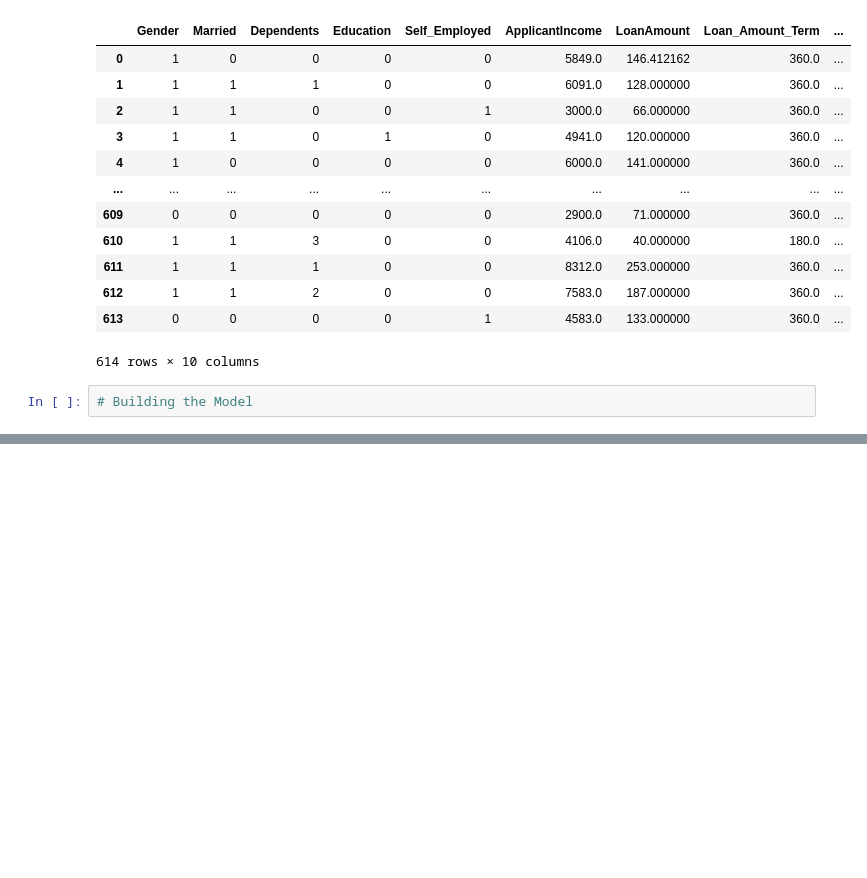
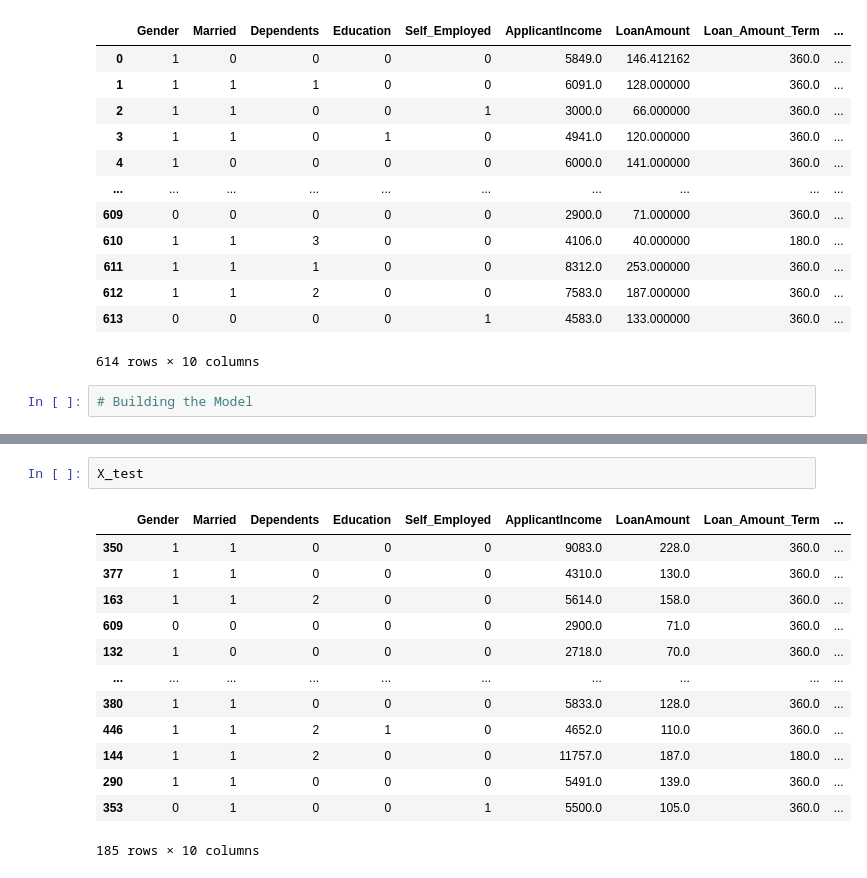
Before and after one commit to nnkrishnakumar/MLOps, a Jupyter notebook: loan_EDA_dataset.ipynb, the cells around one changed output, grey strips where cells are left out. Cells and saved outputs as stored; diff of their text form; blank space fills up the shorter version.

```diff
--- a/loan_EDA_dataset.ipynb
+++ b/loan_EDA_dataset.ipynb
@@ -453,0 +503,16 @@ train_df
+# %%
+X_test
+# %% [output]
+|  | Gender | Married | Dependents | Education | Self_Employed | ApplicantIncome | LoanAmount | Loan_Amount_Term | ... |
+| 350 | 1 | 1 | 0 | 0 | 0 | 9083.0 | 228.0 | 360.0 | ... |
+| 377 | 1 | 1 | 0 | 0 | 0 | 4310.0 | 130.0 | 360.0 | ... |
+| 163 | 1 | 1 | 2 | 0 | 0 | 5614.0 | 158.0 | 360.0 | ... |
+| 609 | 0 | 0 | 0 | 0 | 0 | 2900.0 | 71.0 | 360.0 | ... |
+| 132 | 1 | 0 | 0 | 0 | 0 | 2718.0 | 70.0 | 360.0 | ... |
+| ... | ... | ... | ... | ... | ... | ... | ... | ... | ... |
+| 380 | 1 | 1 | 0 | 0 | 0 | 5833.0 | 128.0 | 360.0 | ... |
+| 446 | 1 | 1 | 2 | 1 | 0 | 4652.0 | 110.0 | 360.0 | ... |
+| 144 | 1 | 1 | 2 | 0 | 0 | 11757.0 | 187.0 | 180.0 | ... |
+| 290 | 1 | 1 | 0 | 0 | 0 | 5491.0 | 139.0 | 360.0 | ... |
+| 353 | 0 | 1 | 0 | 0 | 1 | 5500.0 | 105.0 | 360.0 | ... |
+185 rows × 10 columns
```
Also changed, not shown: parts of 18 cells of this notebook, 2 other files.
